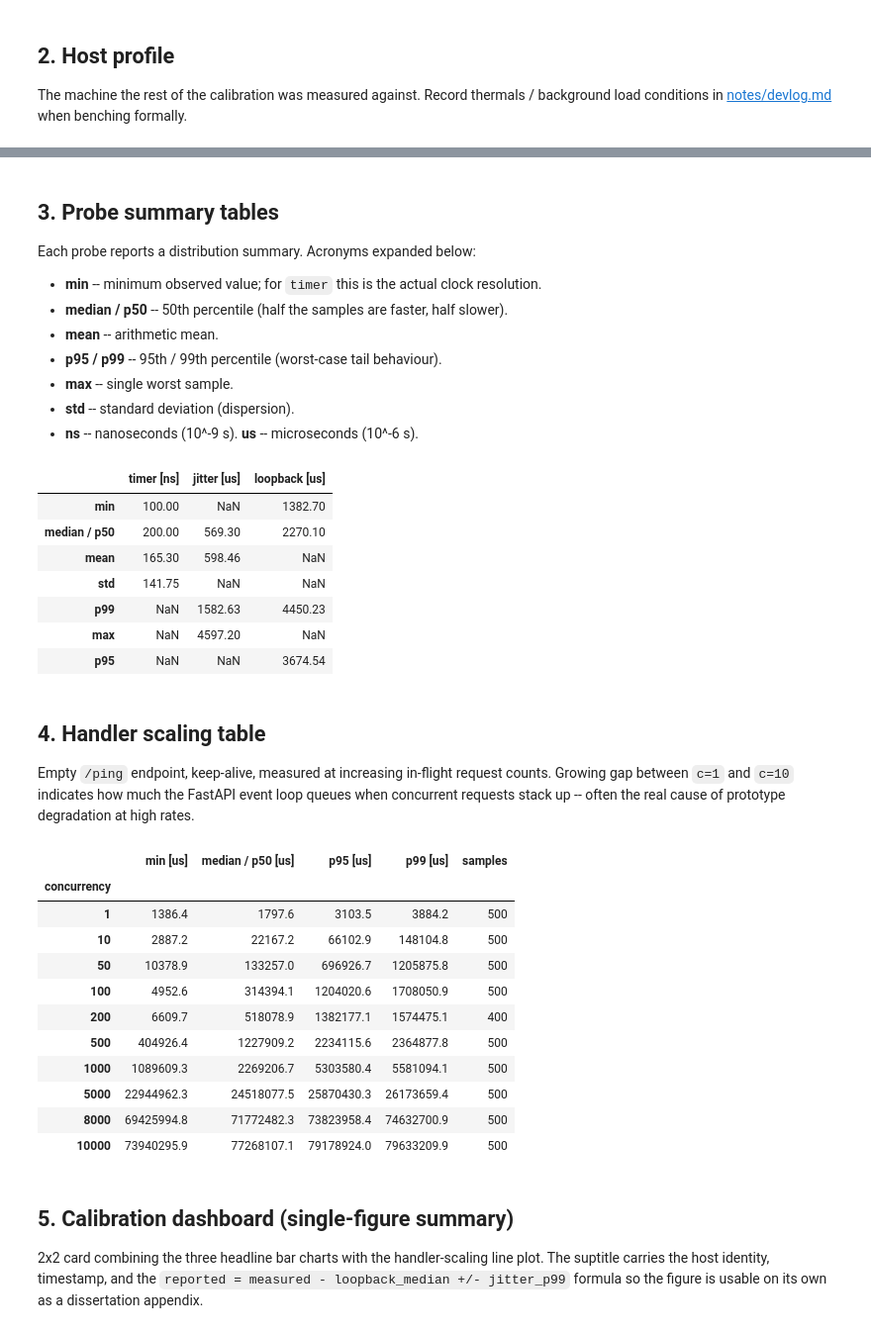
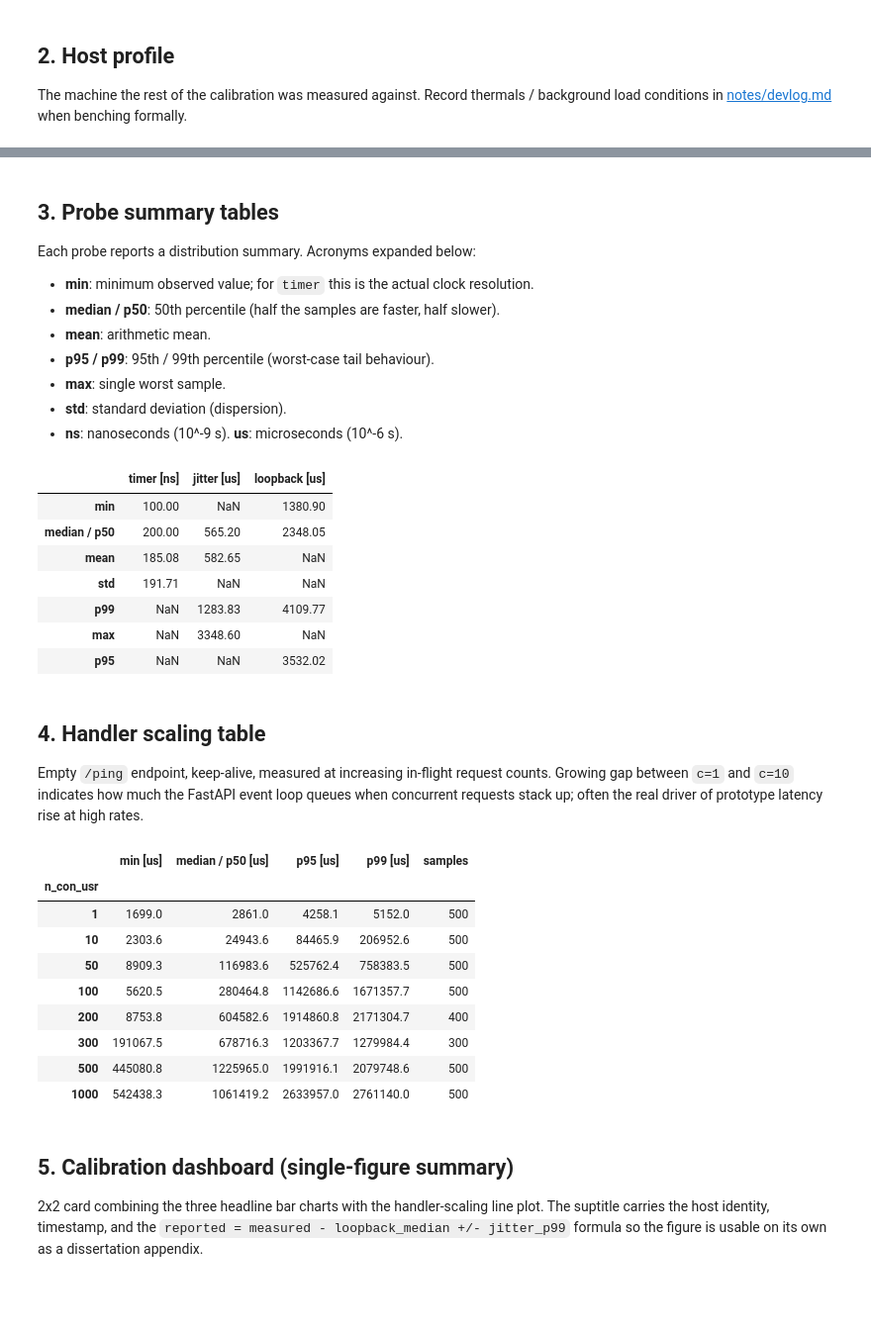
Before and after one commit to DASA-Design/PyDASA-CS1-TAS, a Jupyter notebook: 00-calibration.ipynb, the cells around one changed output, grey strips where cells are left out. Shown at 99% size. Drawn from its saved outputs; the diff is of its cells as text; code cells hidden in the pictures; blank space fills up the shorter version.

```diff
--- a/00-calibration.ipynb
+++ b/00-calibration.ipynb
@@ -30,11 +30,20 @@ from pathlib import Path
 
 import pandas as pd
 
-from src.scripts.calibration import run
+from src.io import (
+    load_dim_card,
+    load_latest_calibration,
+    load_method_cfg,
+)
+from src.methods.calibration import derive_calib_coefs, derive_calib_sweep, run
 from src.view import (
     plot_calib_dashboard,
     plot_calib_rate_sweep,
     plot_calib_scaling,
+    plot_arts_distributions,
+    plot_yoly_arts_behaviour,
+    plot_yoly_arts_charts,
+    plot_yoly_chart,
 )
 
 _IMG_ROOT = Path("data/img/experiment/calibration")
@@ -42,7 +51,12 @@ _IMG_ROOT = Path("data/img/experiment/calibration")
 # Toggle the rate-saturation probe. Default False so a rerun stays under ~3 min;
 # flip to True to also run the experiment-method at the configured rate ladder
 # x trials_per_rate (adds ~10-15 min wall time depending on the ladder).
-_RUN_RATE_SWEEP = False
+_RUN_RATE_SWEEP = True
+
+# Per-request body size (bytes) for the phi coefficient in the dim card.
+# Sourced from data/config/method/calibration.json::payload_size_bytes
+# (e.g. 131072 = 128 kB). 0 keeps phi NaN (degenerate-memory case).
+_PAYLOAD_BYTES = int(load_method_cfg("calibration").get("payload_size_bytes", 0))
 # %% [markdown]
 ## 1. Run the four probes
 
@@ -102,13 +116,13 @@ Name: value, dtype: object
 
 Each probe reports a distribution summary. Acronyms expanded below:
 
-- **min** -- minimum observed value; for `timer` this is the actual clock resolution.
-- **median / p50** -- 50th percentile (half the samples are faster, half slower).
-- **mean** -- arithmetic mean.
-- **p95 / p99** -- 95th / 99th percentile (worst-case tail behaviour).
-- **max** -- single worst sample.
-- **std** -- standard deviation (dispersion).
-- **ns** -- nanoseconds (10^-9 s).  **us** -- microseconds (10^-6 s).
+- **min**: minimum observed value; for `timer` this is the actual clock resolution.
+- **median / p50**: 50th percentile (half the samples are faster, half slower).
+- **mean**: arithmetic mean.
+- **p95 / p99**: 95th / 99th percentile (worst-case tail behaviour).
+- **max**: single worst sample.
+- **std**: standard deviation (dispersion).
+- **ns**: nanoseconds (10^-9 s).  **us**: microseconds (10^-6 s).
 # %%
 _timer = _envelope.get("timer", {})
 _jitter = _envelope.get("jitter", {})
@@ -136,43 +150,41 @@ pd.DataFrame({
 }).round(2)
 # %% [output]
 |  | timer [ns] | jitter [us] | loopback [us] |
-| min | 100.00 | NaN | 1382.70 |
-| median / p50 | 200.00 | 569.30 | 2270.10 |
-| mean | 165.30 | 598.46 | NaN |
-| std | 141.75 | NaN | NaN |
-| p99 | NaN | 1582.63 | 4450.23 |
-| max | NaN | 4597.20 | NaN |
-| p95 | NaN | NaN | 3674.54 |
+| min | 100.00 | NaN | 1380.90 |
+| median / p50 | 200.00 | 565.20 | 2348.05 |
+| mean | 185.08 | 582.65 | NaN |
+| std | 191.71 | NaN | NaN |
+| p99 | NaN | 1283.83 | 4109.77 |
+| max | NaN | 3348.60 | NaN |
+| p95 | NaN | NaN | 3532.02 |
 # %% [markdown]
 ## 4. Handler scaling table
 
-Empty `/ping` endpoint, keep-alive, measured at increasing in-flight request counts. Growing gap between `c=1` and `c=10` indicates how much the FastAPI event loop queues when concurrent requests stack up -- often the real cause of prototype degradation at high rates.
+Empty `/ping` endpoint, keep-alive, measured at increasing in-flight request counts. Growing gap between `c=1` and `c=10` indicates how much the FastAPI event loop queues when concurrent requests stack up; often the real driver of prototype latency rise at high rates.
 # %%
 _handler = _envelope.get("handler_scaling", {})
 _rows = []
 for _c, _stats in sorted(_handler.items(), key=lambda _p: int(_p[0])):
     _rows.append({
-        "concurrency": int(_c),
+        "n_con_usr": int(_c),
         "min [us]": _stats.get("min_us"),
         "median / p50 [us]": _stats.get("median_us"),
         "p95 [us]": _stats.get("p95_us"),
         "p99 [us]": _stats.get("p99_us"),
         "samples": _stats.get("samples"),
     })
-pd.DataFrame(_rows).set_index("concurrency").round(1)
+pd.DataFrame(_rows).set_index("n_con_usr").round(1)
 # %% [output]
 |  | min [us] | median / p50 [us] | p95 [us] | p99 [us] | samples |
-| concurrency |  |  |  |  |  |
-| 1 | 1386.4 | 1797.6 | 3103.5 | 3884.2 | 500 |
-| 10 | 2887.2 | 22167.2 | 66102.9 | 148104.8 | 500 |
-| 50 | 10378.9 | 133257.0 | 696926.7 | 1205875.8 | 500 |
-| 100 | 4952.6 | 314394.1 | 1204020.6 | 1708050.9 | 500 |
-| 200 | 6609.7 | 518078.9 | 1382177.1 | 1574475.1 | 400 |
-| 500 | 404926.4 | 1227909.2 | 2234115.6 | 2364877.8 | 500 |
-| 1000 | 1089609.3 | 2269206.7 | 5303580.4 | 5581094.1 | 500 |
-| 5000 | 22944962.3 | 24518077.5 | 25870430.3 | 26173659.4 | 500 |
-| 8000 | 69425994.8 | 71772482.3 | 73823958.4 | 74632700.9 | 500 |
-| 10000 | 73940295.9 | 77268107.1 | 79178924.0 | 79633209.9 | 500 |
+| n_con_usr |  |  |  |  |  |
+| 1 | 1699.0 | 2861.0 | 4258.1 | 5152.0 | 500 |
+| 10 | 2303.6 | 24943.6 | 84465.9 | 206952.6 | 500 |
+| 50 | 8909.3 | 116983.6 | 525762.4 | 758383.5 | 500 |
+| 100 | 5620.5 | 280464.8 | 1142686.6 | 1671357.7 | 500 |
+| 200 | 8753.8 | 604582.6 | 1914860.8 | 2171304.7 | 400 |
+| 300 | 191067.5 | 678716.3 | 1203367.7 | 1279984.4 | 300 |
+| 500 | 445080.8 | 1225965.0 | 1991916.1 | 2079748.6 | 500 |
+| 1000 | 542438.3 | 1061419.2 | 2633957.0 | 2761140.0 | 500 |
 # %% [markdown]
 ## 5. Calibration dashboard (single-figure summary)
 
```
Also changed, not shown: parts of 13 cells of this notebook, 1 other file.
